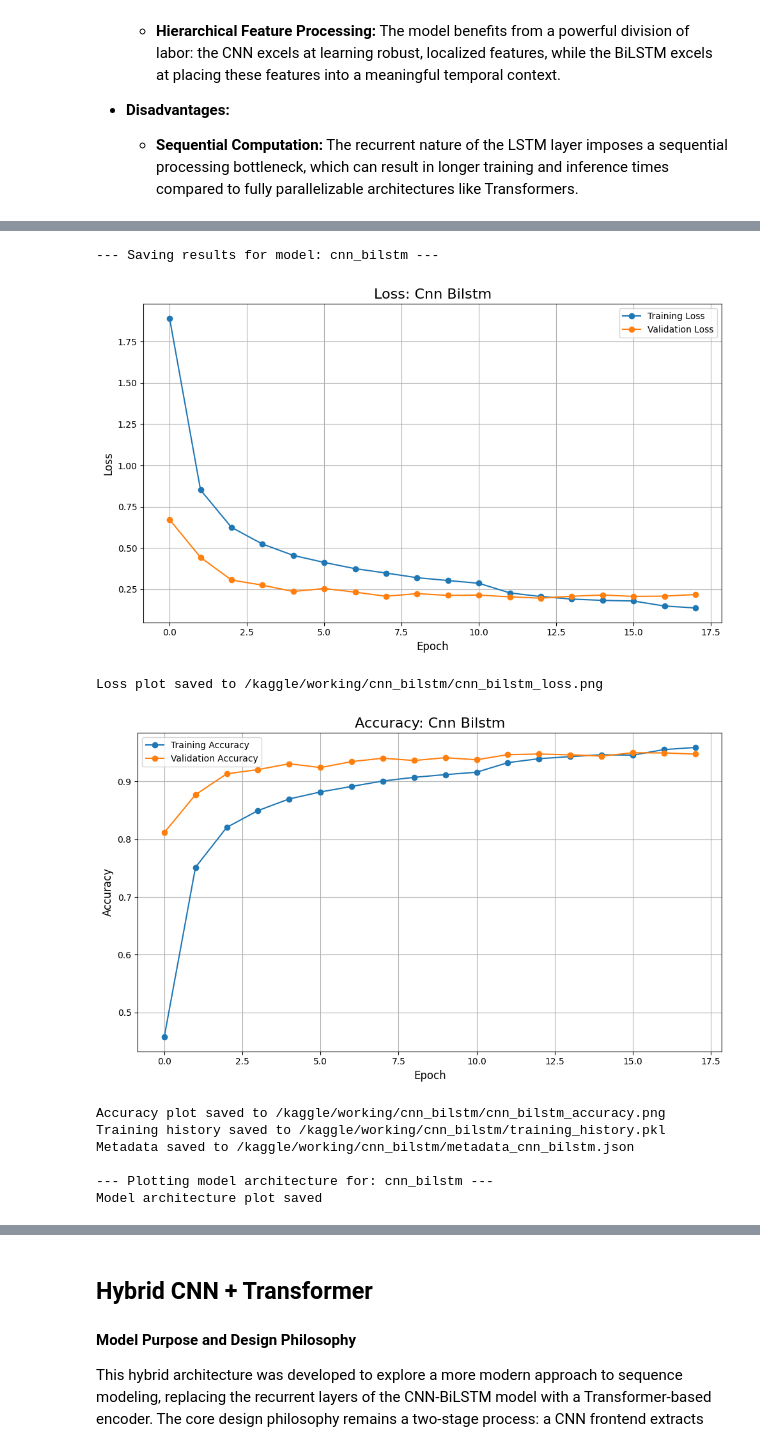
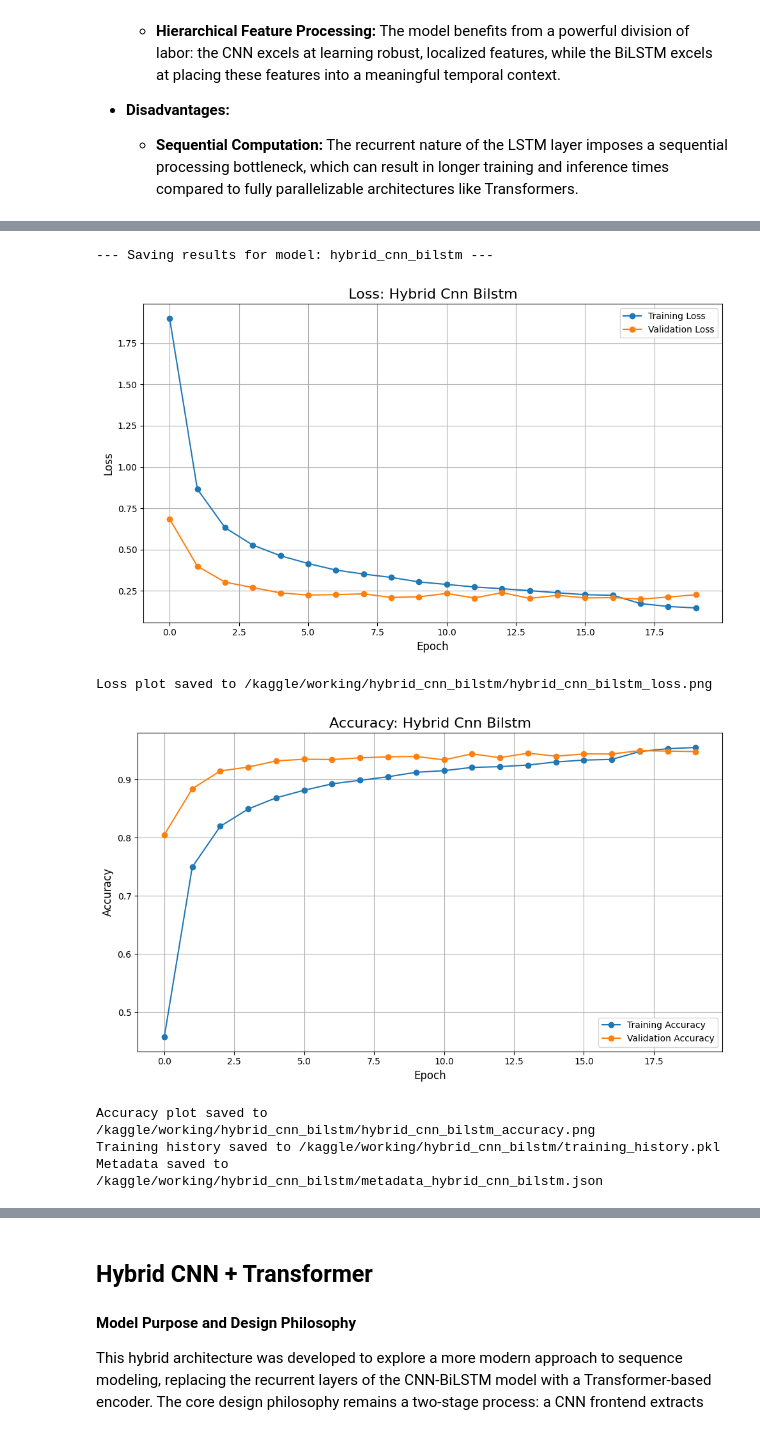
Before and after one commit to Albi1999/Speech_command_recognition, a Jupyter notebook: speech-command-recognition-full.ipynb, the cells around one changed output, grey strips where cells are left out. Cells and saved outputs as stored; diff of their text form; code cells hidden in the pictures.

```diff
--- a/speech-command-recognition-full.ipynb
+++ b/speech-command-recognition-full.ipynb
@@ -1028,7 +1007,7 @@ class CNNBiLSTMModel:
 
         # Dropout + Classifier
         x = layers.Dropout(self.dropout_rate)(x)
-        x = layers.Dense(self.dense_units, activation='relu')(x)
+        x = layers.Dense(self.dense_units, activation='relu', name="feature_embedding")(x)
         x = layers.Dropout(self.dropout_rate)(x)
         outputs = layers.Dense(self.num_classes, activation='softmax')(x)
 
@@ -1046,7 +1025,7 @@ class CNNBiLSTMModel:
 # %%
 cnn_bilstm = CNNBiLSTMModel(input_shape=(40, 101, 1), num_classes=len(label_to_index))
 
-model_name = "cnn_bilstm"
+model_name = "hybrid_cnn_bilstm"
 saving_dir = f"{OUTPUT_DATA_DIR}/{model_name}"
 os.makedirs(saving_dir, exist_ok=True)
 
@@ -1145,13 +1124,10 @@ Test loss: 0.1918
 # %%
-save_and_plot_results(history, model, model_name, saving_dir)
+save_and_plot_results(history, model, model_name, saving_dir, transformer = True)
 # %% [output]
---- Saving results for model: cnn_bilstm ---
+--- Saving results for model: hybrid_cnn_bilstm ---
-[figure, old version]
+[figure, new version]
-Loss plot saved to /kaggle/working/cnn_bilstm/cnn_bilstm_loss.png
+Loss plot saved to /kaggle/working/hybrid_cnn_bilstm/hybrid_cnn_bilstm_loss.png
-[figure, old version]
+[figure, new version]
-Accuracy plot saved to /kaggle/working/cnn_bilstm/cnn_bilstm_accuracy.png
-Training history saved to /kaggle/working/cnn_bilstm/training_history.pkl
-Metadata saved to /kaggle/working/cnn_bilstm/metadata_cnn_bilstm.json
-
---- Plotting model architecture for: cnn_bilstm ---
-Model architecture plot saved
+Accuracy plot saved to /kaggle/working/hybrid_cnn_bilstm/hybrid_cnn_bilstm_accuracy.png
+Training history saved to /kaggle/working/hybrid_cnn_bilstm/training_history.pkl
+Metadata saved to /kaggle/working/hybrid_cnn_bilstm/metadata_hybrid_cnn_bilstm.json
```
Also changed, not shown: parts of 38 cells of this notebook.
